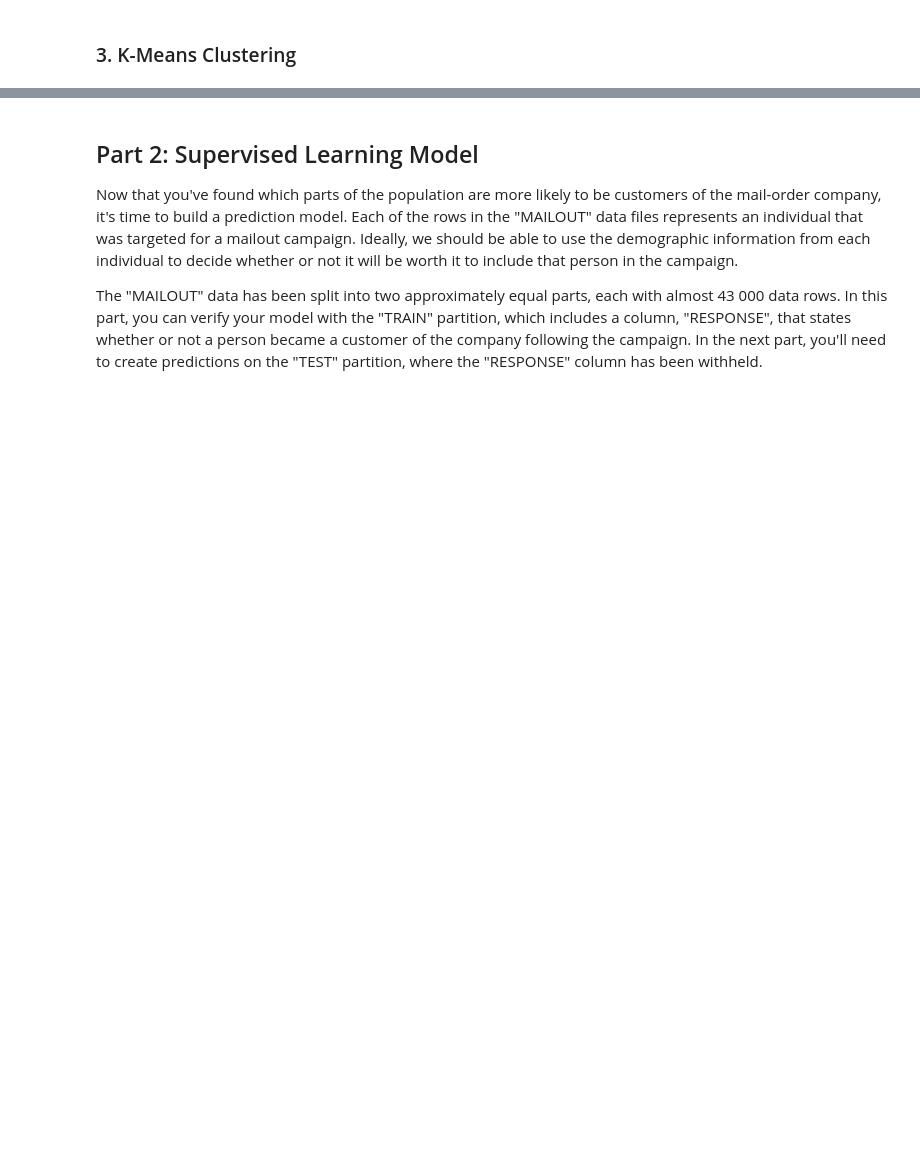
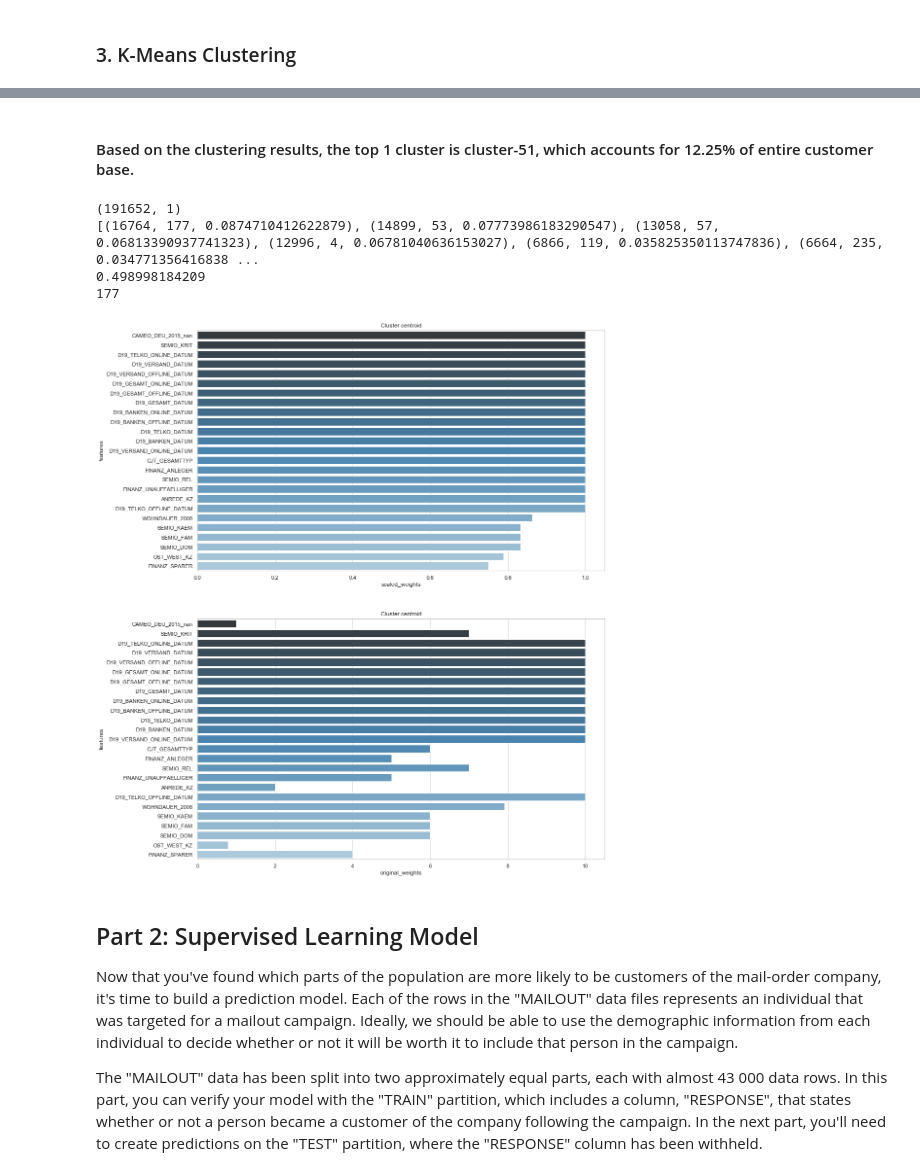
Before and after one commit to hsinyehchen/Data_Science_Projects, a Jupyter notebook: Arvato/Arvato Project Workbook.ipynb, the cells around one changed output, grey strips where cells are left out. Drawn from its saved outputs; the diff is of its cells as text; code cells hidden in the pictures; blank space fills up the shorter version.

```diff
--- a/Arvato/Arvato Project Workbook.ipynb
+++ b/Arvato/Arvato Project Workbook.ipynb
@@ -347,0 +351,3 @@ plt.plot(ks,inertias_mini,marker='x')# want to use elbow method to find best k
+# %%
+kmeans = MiniBatchKMeans(n_clusters=260, verbose=1)
+kmeans.fit(normalized_azdias.values)
@@ -347,0 +376,13 @@ plt.plot(ks,inertias_mini,marker='x')# want to use elbow method to find best k
+# %%
+normalized_customers = (customers[azdias.columns] - mean_azdias)/std_azdias
+print([k for k in normalized_customers.columns if np.sum(normalized_customers[k].isna()) > 0])
+pred = kmeans.predict(normalized_customers[list(azdias.columns)].values)
+pred = pd.DataFrame({'cluster': pred})
+print(pred)
+#customers_pred = pd.concat([customers, pred])
+#print(set(customers.columns) - set(azdias.columns))
+#print(customers.groupby('CUSTOMER_GROUP').groups.keys())
+#print(customers.groupby('PRODUCT_GROUP').groups.keys())
+#print(customers.groupby('ONLINE_PURCHASE').groups.keys())
+cluster_group = pred.groupby('cluster').groups
+print(cluster_group.keys())
@@ -347,0 +407,49 @@ plt.plot(ks,inertias_mini,marker='x')# want to use elbow method to find best k
+# %% [markdown]
+#### Based on the clustering results, the top 1 cluster is cluster-51, which accounts for 12.25% of entire customer base.
+# %%
+import seaborn as sns
+print(pred.shape)
+sorted_cluster = sorted([(len(cluster_group[k]), k, len(cluster_group[k])/float(pred.shape[0])) for k in cluster_group], reverse=True)
+print(sorted_cluster[:10])
+print(sum([v[2] for v in sorted_cluster[:10]]))
+#print(set(list(kmeans.labels_)))
+centroid_id = sorted_cluster[0][1]
+print(centroid_id)
+
+#print(mean_azdias)
+#print(std_azdias)
+
+def display_component(centroid, max_azdias, min_azdias, n_weights = 25):
+
+    #centroid = (centroid + mean_azdias)*std_azdias
+    #print(azdias)
+    comp = pd.DataFrame(list(zip(centroid, list(azdias.columns))), columns=['scaled_weights', 'features'])
+    comp['abs_weights'] = comp['scaled_weights'].apply(lambda x: np.abs(x))
+    #print(comp)
+    comp['original_weights'] = comp.apply(lambda row: (row.scaled_weights*(max_azdias[row.features] - min_azdias[row.features]) + min_azdias[row.features]), axis = 1)
+    sorted_weight_data = comp.sort_values('abs_weights', ascending=False).head(n_weights)
+    #print(sorted_weight_data)
+    fig = plt.figure(figsize=(15,20))
+    sns.set(style="whitegrid")
+#plt.plot(ks,inertias_mini,marker='x')# want to use elbow method to find best k
+    ax=fig.add_subplot(2,1,1)
+    ax=sns.barplot(data=sorted_weight_data,
+                   x="scaled_weights",
+                   y="features",
+                   palette="Blues_d")
+    ax.set_title("Cluster centroid")
+
+    ax=fig.add_subplot(2,1,2)
+    ax=sns.barplot(data=sorted_weight_data,
+                   x="original_weights",
+                   y="features",
+                   palette="Blues_d")
+    ax.set_title("Cluster centroid")
+    plt.show()
+display_component(kmeans.cluster_centers_[centroid_id], max_azdias, min_azdias)
+# %% [output]
+(191652, 1)
+[(16764, 177, 0.0874710412622879), (14899, 53, 0.07773986183290547), (13058, 57, 0.06813390937741323), (12996, 4, 0.06781040636153027), (6866, 119, 0.035825350113747836), (6664, 235, 0.034771356416838 ...
+0.498998184209
+177
+[figure, added]
```
Also changed, not shown: parts of 13 cells of this notebook.
